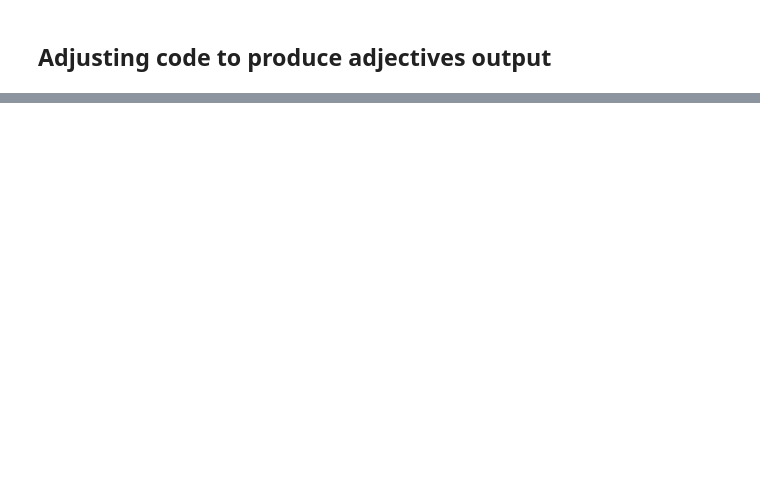
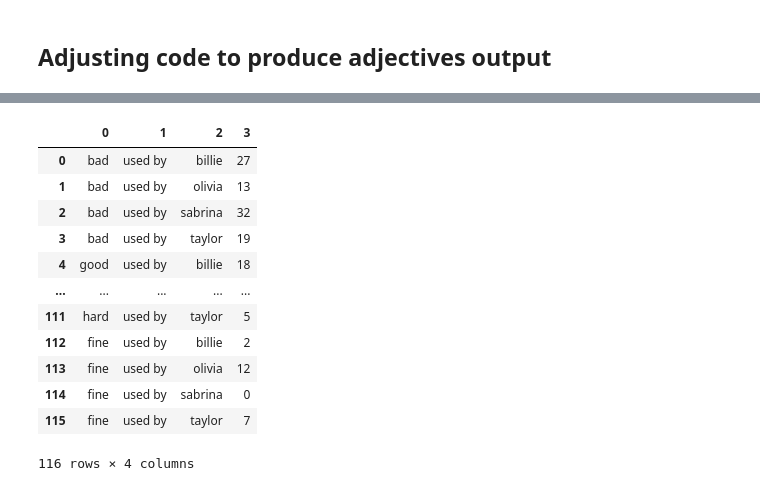
Before and after one commit to lindseyxwood/oliviarodrigo, a Jupyter notebook: lyricNotebook/lyricNotebook-1.ipynb, the cells around one changed output, grey strips where cells are left out. Drawn from its saved outputs; the diff is of its cells as text; code cells hidden in the pictures; blank space fills up the shorter version.

```diff
--- a/lyricNotebook/lyricNotebook-1.ipynb
+++ b/lyricNotebook/lyricNotebook-1.ipynb
@@ -461,34 +443,48 @@ def networkQuery(listLems, InputPath):
                     for $name in $artistNames
                     (: return $name :)
 
-                    let $lemmaLines := $allTheLyrics[base-uri() ! contains(., $name)]//l ! text()[contains(., $lemma)]
+                    let $lemmaLines := $allTheLyrics[base-uri() ! substring-after(.,'oliviarodrigo/lyricNotebook/lyricXML/') ! contains(., $name)]//l ! text()[contains(., $lemma)]
                     let $billieCount := count($lemmaLines)
                     return ($lemma || '\t' || 'used by' || '\t' || $name || '\t' ||  $billieCount), '\n');
 
                 (: May work more reliably than regex '\n' :)
                 (: IF NEEDED: in place of \t, we can use `&#x9;.` :)
                 (: IF NEEDED: in pace of \n, we can use this weird special character for a newline or hard return.:)
                 $string
             '''
             xq.set_query_content(xquery)
 
             r = xq.run_query_to_value()
             r = str(r)
             # print(r)
             # ebb: Now we read this into a pandas dataframe based on tab-separated values as csv/tsv data:
             df = pd.read_csv(StringIO(r), header=None, sep="\t")
             # print(df) # ebb: This churns out lots of little dataframes based on each turn of the python for loop in this function.
             # So, we need to bundle them together. We'll start by putting them in a list.
             listdfs.append(df)
             # print(listdfs)
     # ebb: Now we concatenate the list of pandas dataframes into just one using pd.concat:
     merged_df = pd.concat(listdfs, ignore_index=True)
     merged_df.to_csv(OutputPath, sep="\t")
 
 
     return(merged_df)
 
 networkQuery(listLems, InputPath)
+# %% [output]
+|  | 0 | 1 | 2 | 3 |
+| 0 | bad | used by | billie | 27 |
+| 1 | bad | used by | olivia | 13 |
+| 2 | bad | used by | sabrina | 32 |
+| 3 | bad | used by | taylor | 19 |
+| 4 | good | used by | billie | 18 |
+| ... | ... | ... | ... | ... |
+| 111 | hard | used by | taylor | 5 |
+| 112 | fine | used by | billie | 2 |
+| 113 | fine | used by | olivia | 12 |
+| 114 | fine | used by | sabrina | 0 |
+| 115 | fine | used by | taylor | 7 |
+116 rows × 4 columns
 # %%
 networkData = networkQuery(listLems, InputPath)
 
```
Also changed, not shown: parts of 11 cells of this notebook, 16 other files.
